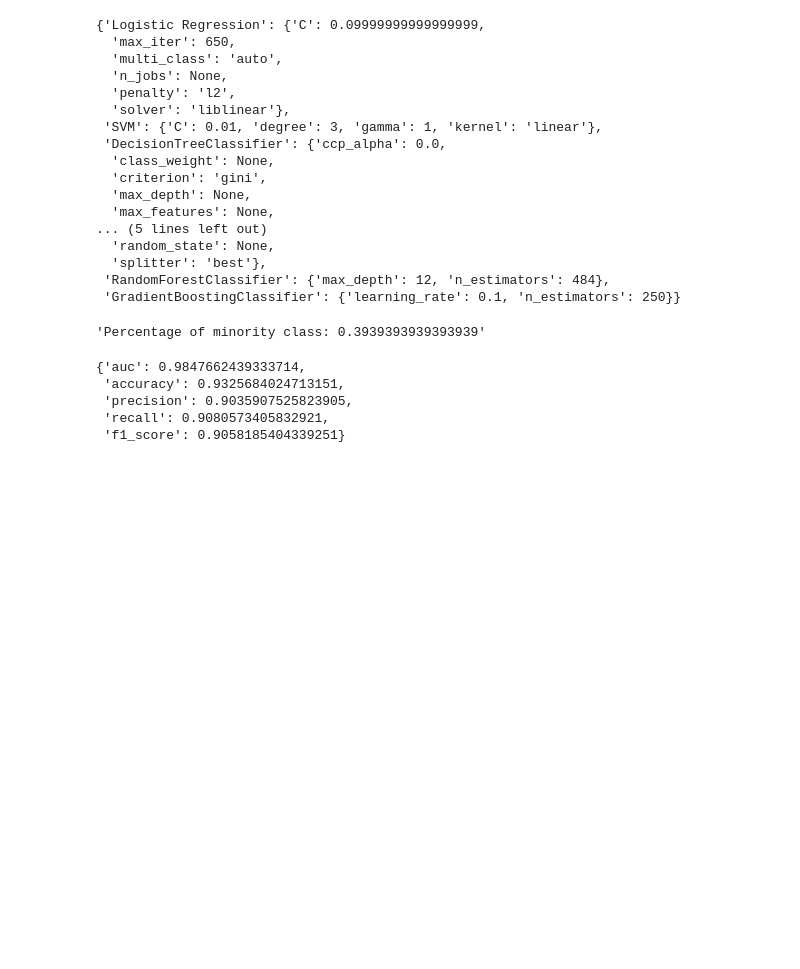
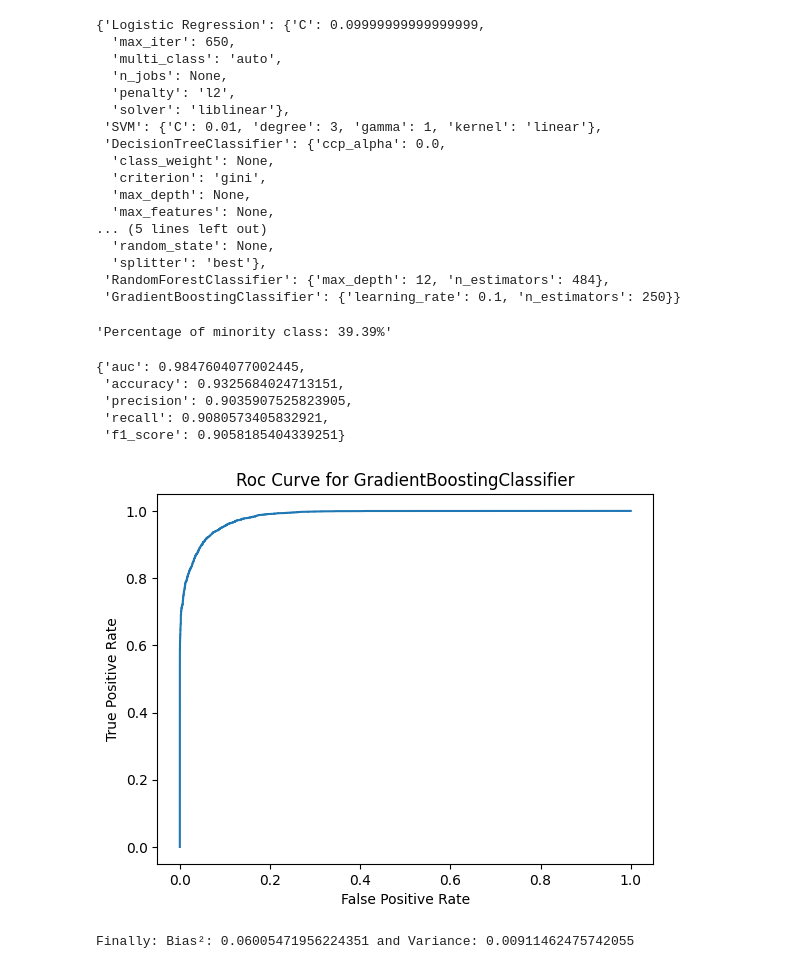
Before and after one commit to goamegah/Supervised-Learning-Unbalanced-Data, a Jupyter notebook: src/scripts/python-notebooks/bank_marketing_scripts.ipynb, the cells around one changed output. Saved outputs shown, nothing was run; the diff lists cells and outputs as text; code cells hidden in the pictures; blank space fills up the shorter version.

```diff
--- a/src/scripts/python-notebooks/bank_marketing_scripts.ipynb
+++ b/src/scripts/python-notebooks/bank_marketing_scripts.ipynb
@@ -833,7 +833,7 @@ hyperparams_opti={
 # %%
 from src.core.ComputeModel import ComputeModel
-best_modelsfrom mlxtend.evaluate import bias_variance_decomp={
-    "Gradiefrom mlxtend.evaluate import bias_variance_decompntBoostingClassifier":
+best_models={
+    "GradientBoostingClassifier":
         ComputeModel(df_new_[relevant_features],df_new_[outcome], \
                      process=process,model_name="GradientBoostingClassifier", \
                      positive_mod=positive_mod,grid_search=False,params_grid=hyperparams_opti["GradientBoostingClassifier"],stratify=False)
@@ -845,14 +845,6 @@ while best_models["GradientBoostingClassifier"].metrics()["f1_score"] < .901:
     best_models["GradientBoostingClassifier"].fit(sampling=True,method="SMOTE",perc_minority=p)
     p+=.1
 # %%
-"Percentage of minority class: " + str(p/(p+1)) #39% percentage of minority class with oversampling for f1_score >=0.901
+"Percentage of minority class: " + str(round((p/(p+1))*100,2)) +"%" #39% percentage of minority class with oversampling for f1_score >=0.901
 # %% [output]
-'Percentage of minority class: 0.3939393939393939'
+'Percentage of minority class: 39.39%'
-# %%
-best_models["GradientBoostingClassifier"].metrics()
-# %% [output]
-{'auc': 0.9847662439333714,
- 'accuracy': 0.9325684024713151,
- 'precision': 0.9035907525823905,
- 'recall': 0.9080573405832921,
- 'f1_score': 0.9058185404339251}
@@ -868,0 +851,10 @@ print('Average variance: %.3f' % avg_var)
+# %%
+fig,ax=plt.subplots()
+best_models["GradientBoostingClassifier"].metrics(plot_roc=True,ax=ax)
+# %% [output]
+{'auc': 0.9847604077002445,
+ 'accuracy': 0.9325684024713151,
+ 'precision': 0.9035907525823905,
+ 'recall': 0.9080573405832921,
+ 'f1_score': 0.9058185404339251}
+[figure, added]
@@ -868,0 +863,4 @@ print('Average variance: %.3f' % avg_var)
+# %%
+print(f"Finally: Bias²: {bias_two} and Variance: {variance}")
+# %% [output]
+Finally: Bias²: 0.06005471956224351 and Variance: 0.00911462475742055
```
Also changed, not shown: parts of 4 cells of this notebook, 5 other files.
